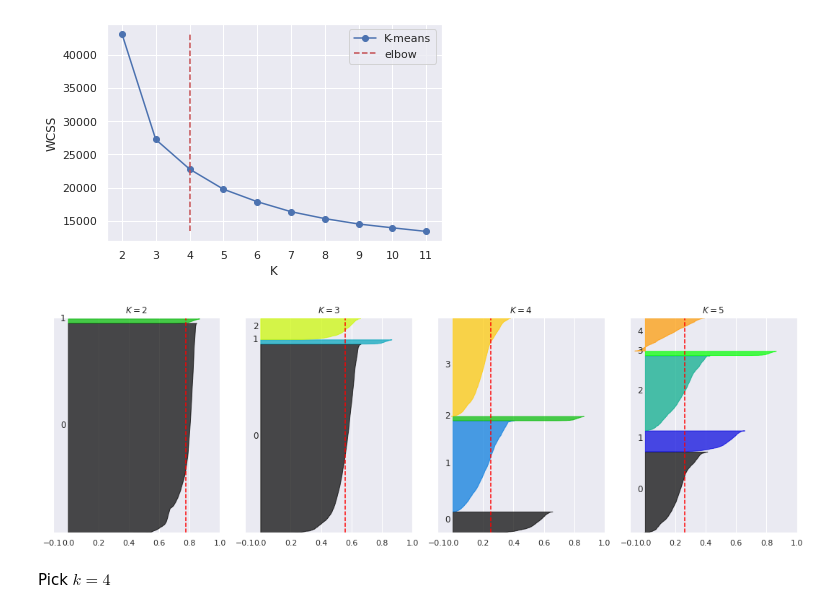
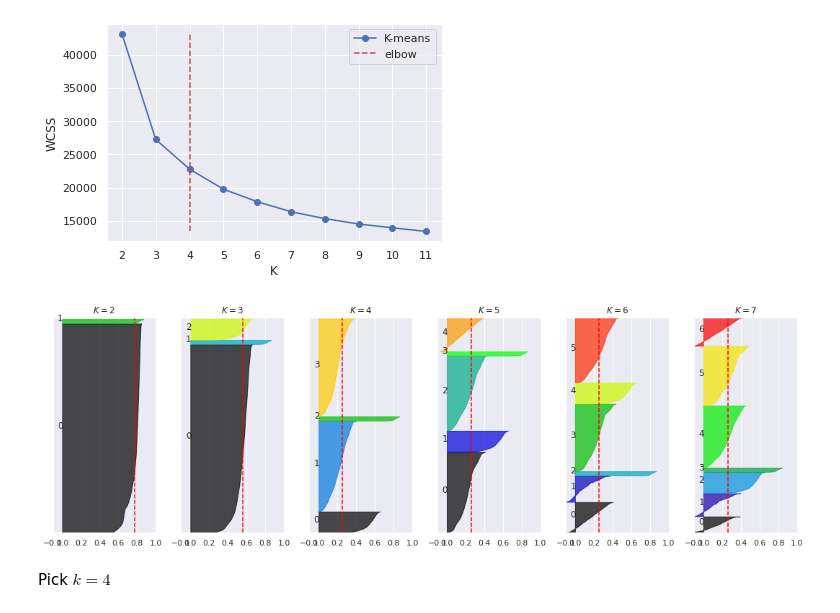
Before and after one commit to gerzin/mlem, a Jupyter notebook: notebooks/datasets/adult/AdultDatasetPreparation.ipynb, the cells around one changed output. Cells and saved outputs as stored; diff of their text form; code cells hidden in the pictures.

```diff
--- a/notebooks/datasets/adult/AdultDatasetPreparation.ipynb
+++ b/notebooks/datasets/adult/AdultDatasetPreparation.ipynb
@@ -317,9 +317,9 @@ plt.show()
 # %% [output]
 [figure]
 # %%
-plot_silouette(ones[NUMERICAL_FEATURES], models_1[:4])
+plot_silouette(ones[NUMERICAL_FEATURES], models_1[:6])
 # %% [output]
-[figure, old version]
+[figure, new version]
 # %% [markdown]
 Pick $k=4$
 # %%
```
Also changed, not shown: parts of 1 cell of this notebook, 6 other files.
